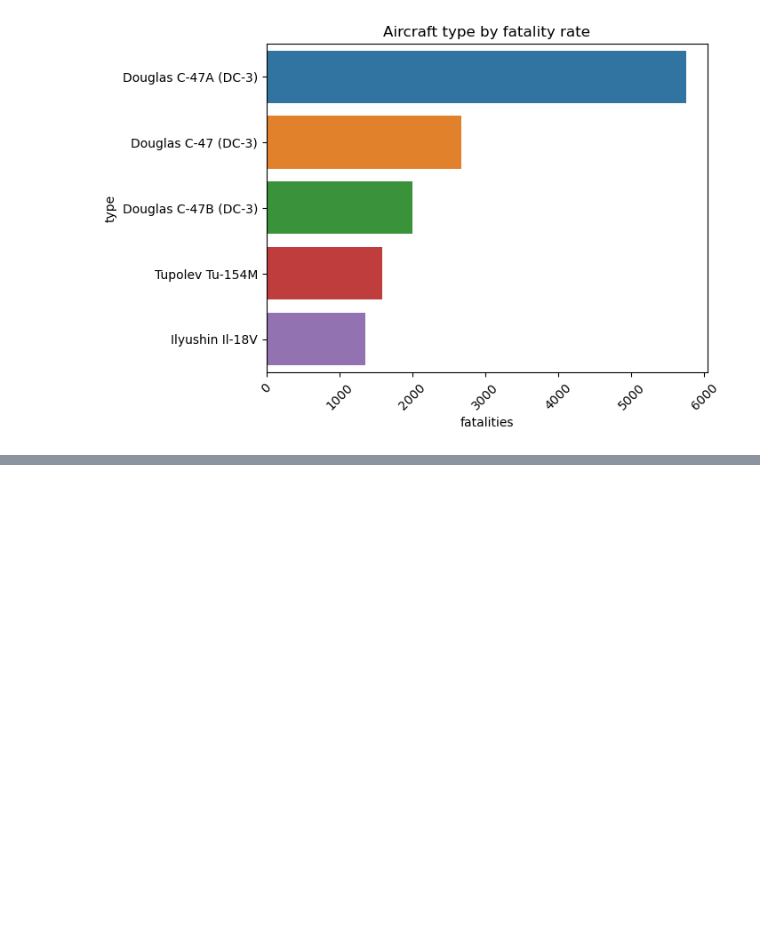
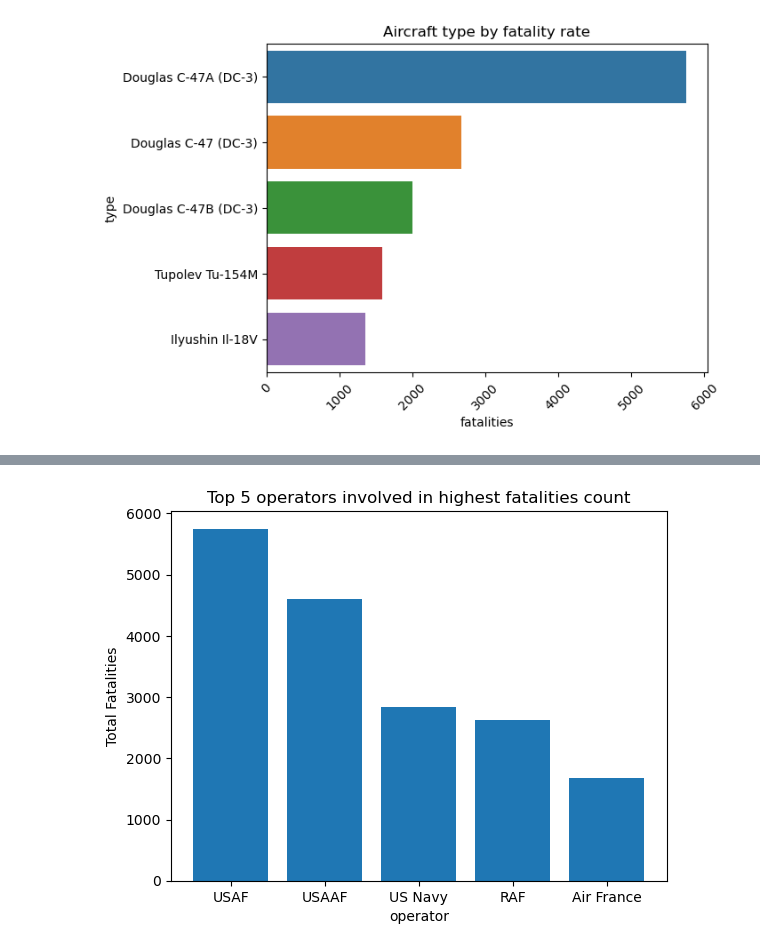
Before and after one commit to mburufiona/Aviation-Accident-Project, a Jupyter notebook: index.ipynb, the cells around one changed output, grey strips where cells are left out. Saved outputs shown, nothing was run; the diff lists cells and outputs as text; code cells hidden in the pictures; blank space fills up the shorter version.

Commit message:
Analyses fatality count by each operator

```diff
--- a/index.ipynb
+++ b/index.ipynb
@@ -346,0 +351,14 @@ plt.show()
+# %%
+# groups all fatalities and operators and sums all fatalities with each operator
+operator_fatalities = df.groupby('operator')['fatalities'].sum()
+
+top_5_fatal_operators = operator_fatalities.sort_values(ascending=False).head(5)
+
+# use matplotlib to plot
+plt.bar(top_5_fatal_operators.index, top_5_fatal_operators.values)
+plt.title('Top 5 operators involved in highest fatalities count')
+plt.xlabel('operator')
+plt.ylabel('Total Fatalities')
+plt.show()
+# %% [output]
+[figure, added]
```
Also changed, not shown: parts of 2 cells of this notebook.
